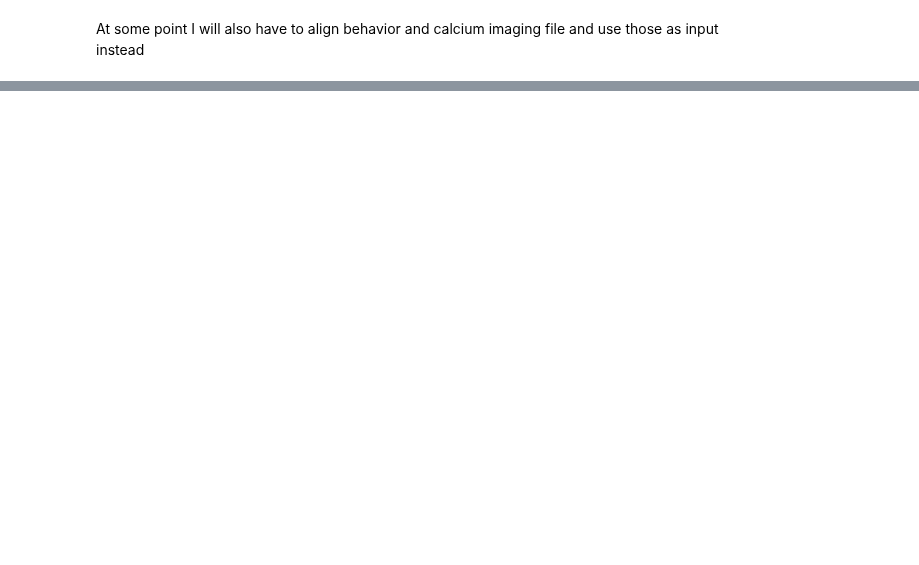
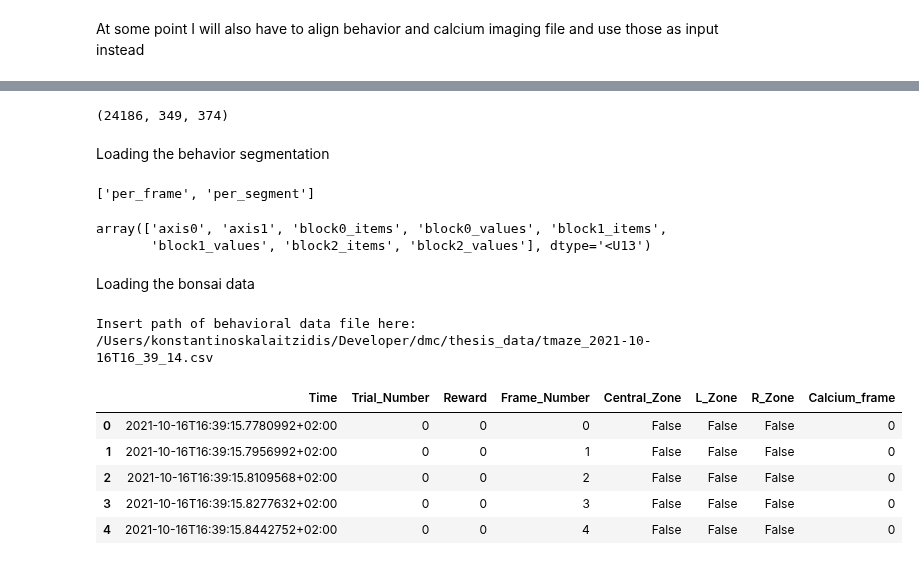
Before and after one commit to konkalaitzidis/bpnn, a Jupyter notebook: src/new-main.ipynb, the cells around one changed output, grey strips where cells are left out. Saved outputs shown, nothing was run; the diff lists cells and outputs as text; code cells hidden in the pictures; blank space fills up the shorter version.

```diff
--- a/src/new-main.ipynb
+++ b/src/new-main.ipynb
@@ -188,0 +190,40 @@ At some point I will also have to align behavior and calcium imaging file and us
+# %%
+video_data.shape
+# %% [output]
+(24186, 349, 374)
+# %% [markdown]
+Loading the behavior segmentation
+# %%
+with h5py.File('/Users/konstantinoskalaitzidis/Developer/dmc/thesis_data/20211016_163921_animal1learnday1.h5', 'r') as f:
+    print(list(f.keys()))
+    behavior_data = np.array(f['per_frame'])
+# %% [output]
+['per_frame', 'per_segment']
+# %%
+behavior_data
+# %% [output]
+array(['axis0', 'axis1', 'block0_items', 'block0_values', 'block1_items',
+       'block1_values', 'block2_items', 'block2_values'], dtype='<U13')
+# %% [markdown]
+Loading the bonsai data
+# %%
+# Preparing bonsai data file
+bonsai_data_path = input("Insert path of behavioral data file here: ")
+bonsai_data = pd.read_csv(bonsai_data_path, header=None)
+
+
+# Adding column names
+bonsai_data = bonsai_data.rename(columns={
+    0: 'Time', 1: 'Trial_Number',
+    2: 'Reward', 3: 'Frame_Number', 4: 'Central_Zone',
+    5: 'L_Zone', 6: 'R_Zone', 7: 'Calcium_frame'})
+
+bonsai_data.head()
+# %% [output]
+Insert path of behavioral data file here:  /Users/konstantinoskalaitzidis/Developer/dmc/thesis_data/tmaze_2021-10-16T16_39_14.csv
+|  | Time | Trial_Number | Reward | Frame_Number | Central_Zone | L_Zone | R_Zone | Calcium_frame |
+| 0 | 2021-10-16T16:39:15.7780992+02:00 | 0 | 0 | 0 | False | False | False | 0 |
+| 1 | 2021-10-16T16:39:15.7956992+02:00 | 0 | 0 | 1 | False | False | False | 0 |
+| 2 | 2021-10-16T16:39:15.8109568+02:00 | 0 | 0 | 2 | False | False | False | 0 |
+| 3 | 2021-10-16T16:39:15.8277632+02:00 | 0 | 0 | 3 | False | False | False | 0 |
+| 4 | 2021-10-16T16:39:15.8442752+02:00 | 0 | 0 | 4 | False | False | False | 0 |
```
Also changed, not shown: parts of 32 cells of this notebook, 2 other files.
